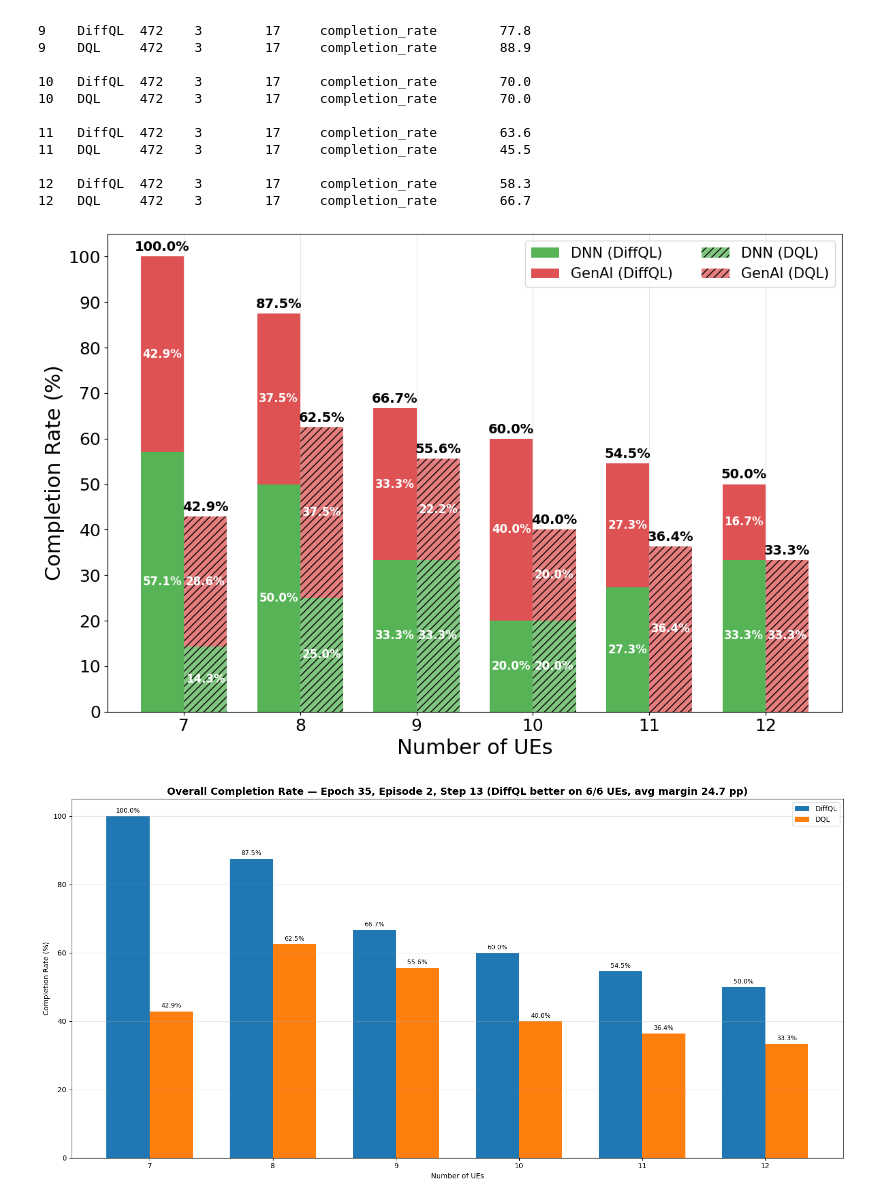
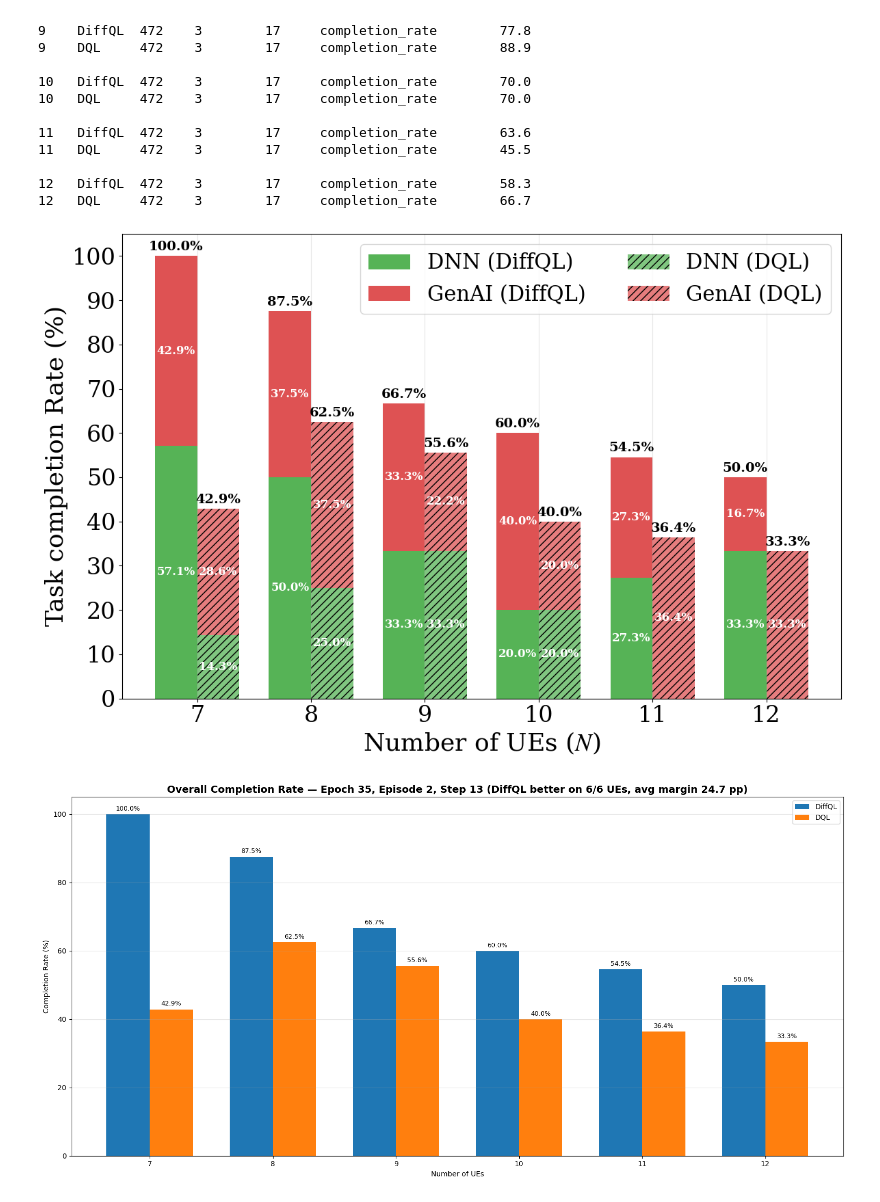
Before and after one commit to qkhanh711/Diffusion-Policies-for-RL, a Jupyter notebook: results/plot_results_v1_bm.ipynb, the cells around one changed output. Drawn from its saved outputs; the diff is of its cells as text; code cells hidden in the pictures.

```diff
--- a/results/plot_results_v1_bm.ipynb
+++ b/results/plot_results_v1_bm.ipynb
@@ -117,6 +117,15 @@ DQL - 9_ues/43: Loaded 500 epochs
 DQL - 10_ues/43: Loaded 500 epochs
 DQL - 11_ues/43: Loaded 500 epochs
 DQL - 12_ues/43: Loaded 500 epochs
+# %%
+import matplotlib.pyplot as plt
+import matplotlib as mpl
+
+# Cấu hình font Times New Roman
+plt.rcParams['font.family'] = 'Dejavu serif'
+plt.rcParams['font.serif'] = ['Times New Roman']
+plt.rcParams['mathtext.fontset'] = 'stix'  # Để hiển thị math text đúng
+plt.rcParams['font.size'] = 12  # Font size mặc định
 # %%
 # Plot convergence curves
 plt.figure(figsize=(15, 10))
@@ -125,15 +134,15 @@ plt.figure(figsize=(15, 10))
 # DQL uses darker colors, GDQL uses lighter/pastel colors
 colors_dql = {
     "7_ues/43": "#1f77b4",   # Dark blue
-    "9_ues/43": "#ff7f0e",   # Dark orange
+    "9_ues/43": "#2ca02c",   # Dark orange
     "8_ues/43": "#2ca02c",   # Dark green
     "10_ues/43": "#d62728",  # Dark red
     "11_ues/43": "#9467bd",  # Dark purple
     "12_ues/43": "#8c564b"   # Dark brown
 }
 colors_gdql = {
-    "7_ues/43": "#aec7e8",   # Light blue
-    "9_ues/43": "#ffbb78",   # Light orange
+    "7_ues/43": "#ff7f0e",   # Light blue
+    "9_ues/43": "#d62728",   # Light orange
     "8_ues/43": "#98df8a",   # Light green
     "10_ues/43": "#ff9896",  # Light red
     "11_ues/43": "#c5b0d5",  # Light purple
@@ -199,7 +208,7 @@ for ue_config in ue_configs_diffdql :
             moving_avg = np.convolve(rewards, np.ones(window_size)/window_size, mode='valid')
             plt.plot(range(window_size-1, len(rewards)), moving_avg,
                     color=colors_dql[ue_config], linestyle=line_style,
-                    label=f'DiffQL {ue_name.split("_")[0]} UEs', linewidth=2)
+                    label=fr'DiffQL ($N$= {ue_name.split("_")[0]})', linewidth=2)
             plt.xlim(0, 500)  # Set x-axis limit for consistency
 
     # DQL moving average
@@ -209,15 +218,16 @@ for ue_config in ue_configs_diffdql :
             moving_avg = np.convolve(rewards, np.ones(window_size)/window_size, mode='valid')
             plt.plot(range(window_size-1, len(rewards)), moving_avg,
                     color=colors_gdql[ue_config], linestyle=line_style,
-                    label=f'DQL {ue_name.split("_")[0]} UEs', linewidth=2)
+                    label=fr'DQL ($N$= {ue_name.split("_")[0]})', linewidth=2)
             plt.xlim(0, 500)  # Set x-axis limit for consistency
 
 # plt.title(f'Moving Average Convergence', fontsize=14, fontweight='bold')
-plt.xlabel('Epochs', fontsize= 18)
-plt.ylabel('Rewards', fontsize = 18)
-plt.legend()
+plt.xlabel('Epochs', fontsize= 16)
+plt.ylabel('Rewards', fontsize = 16)
+plt.legend(fontsize = 13)
 plt.xlim(0, 500)
 plt.grid()
+plt.tick_params(axis='both', which='major', labelsize=14)
 
 plt.tight_layout()
 plt.show()
@@ -1847,15 +1857,15 @@ def plot_completion_rate_barchart(epoch: int, episode: int, final_step: int,
     bars_gdql_genai = ax.bar(right, gdql_genai, bar_width, bottom=gdql_dnn, color=color_genai, alpha=0.6, hatch='///', label='GenAI (DQL)')
 
     # ax.set_title(f"{metric_titles.get(metric, 'Completion Rate')} Composition by UE — Epoch {epoch}, Episode {episode}, Step {final_step}", fontsize=14, fontweight='bold')
-    ax.set_xlabel('Number of UEs', fontsize=22)
-    ax.set_ylabel('Completion Rate (%)', fontsize=22)
+    ax.set_xlabel(r'Number of UEs ($N$)', fontsize=26)
+    ax.set_ylabel('Task completion Rate (%)', fontsize=26)
     ax.set_xticks(x_pos)
-    ax.set_xticklabels(ue_display, fontsize=18)
+    ax.set_xticklabels(ue_display, fontsize=24)
     ax.set_yticks(y_pos)
-    ax.set_yticklabels(percents_display, fontsize=18)
+    ax.set_yticklabels(percents_display, fontsize=24)
     ax.set_ylim(0, 105)
     ax.grid(True, alpha=0.3, axis='x')
-    ax.legend(ncol=2, loc='upper right', fontsize=15)
+    ax.legend(ncol=2, loc='upper right', fontsize=22)
 
     # Totals above each stack
     for i in range(len(ue_display)):
@@ -1869,34 +1879,34 @@ def plot_completion_rate_barchart(epoch: int, episode: int, final_step: int,
     # Optional internal labels
     for i in range(len(ue_display)):
         if dql_dnn[i] > 5:
             ax.annotate(f'{dql_dnn[i]:.1f}%', xy=(left[i], dql_dnn[i]/2), ha='center', va='center', fontsize=12, color='white', fontweight='bold')
         if dql_genai[i] > 5:
             ax.annotate(f'{dql_genai[i]:.1f}%', xy=(left[i], dql_dnn[i] + dql_genai[i]/2), ha='center', va='center', fontsize=12, color='white', fontweight='bold')
         if gdql_dnn[i] > 5:
             ax.annotate(f'{gdql_dnn[i]:.1f}%', xy=(right[i], gdql_dnn[i]/2), ha='center', va='center', fontsize=12, color='white', fontweight='bold')
         if gdql_genai[i] > 5:
             ax.annotate(f'{gdql_genai[i]:.1f}%', xy=(right[i], gdql_dnn[i] + gdql_genai[i]/2), ha='center', va='center', fontsize=12, color='white', fontweight='bold')
 
     plt.tight_layout()
     # plt.grid()
     plt.show()
 
 
     # # Print table
     # print("\n=== Selected Metric Table ===")
     # print(f"{'UE':<4} {'Model':<7} {'Epoch':<6} {'Episode':<8} {'Step':<6} {'Metric':<22} {'Value%':<8}")
     # print("-" * 80)
     # for i, ue_key in enumerate(ue_configs_order):
     #     ue_num = ue_display[i]
     #     dv = dql_vals.get(ue_key, 0.0)
     #     gv = gdql_vals.get(ue_key, 0.0)
     #     print(f"{ue_num:<4} {'DiffQL':<7} {epoch:<6} {episode:<8} {final_step:<6} {metric:<22} {dv:<8.1f}")
     #     print(f"{ue_num:<4} {'DQL':<7} {epoch:<6} {episode:<8} {final_step:<6} {metric:<22} {gv:<8.1f}")
     #     print()
 
 plot_completion_rate_barchart(epoch=35, episode=2, final_step=13, metric="completion_rate")
 # %% [output]
-[figure, old version]
+[figure, new version]
 # %%
 
 # Example usage (uncomment to run):
```
Also changed, not shown: parts of 1 cell of this notebook, 9 other files.
